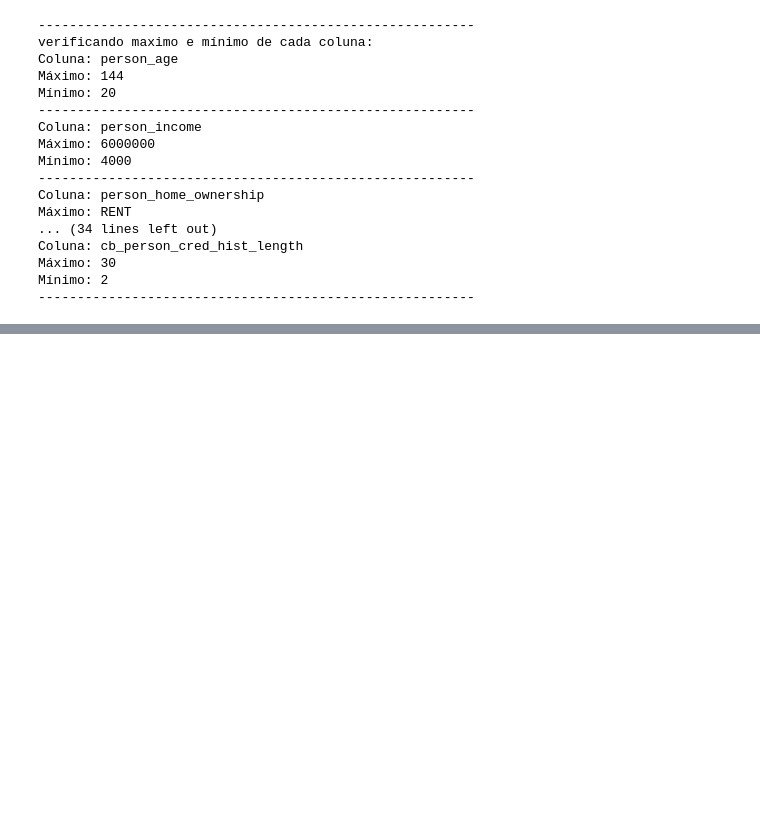
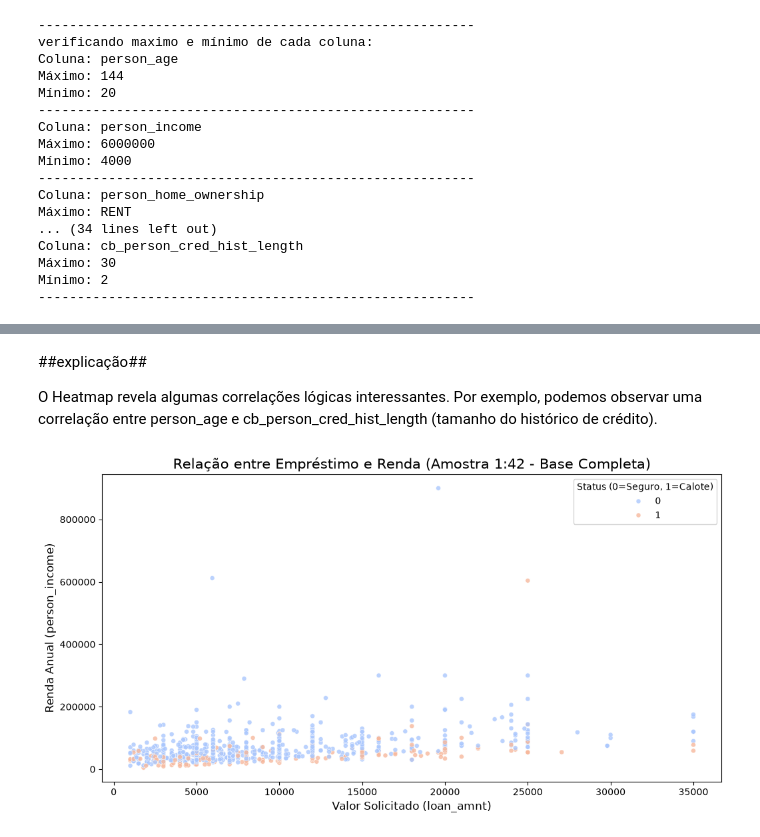
Before and after one commit to programado10/final_project_sc-tec, a Jupyter notebook: code_final_project.ipynb, the cells around one changed output, grey strips where cells are left out. Saved outputs shown, nothing was run; the diff lists cells and outputs as text; code cells hidden in the pictures; blank space fills up the shorter version.

```diff
--- a/code_final_project.ipynb
+++ b/code_final_project.ipynb
@@ -93,0 +166,33 @@ Mínimo: 2
+# %% [markdown]
+##explicação##
+
+O Heatmap revela algumas correlações lógicas interessantes. Por exemplo, podemos observar uma correlação entre person_age e cb_person_cred_hist_length (tamanho do histórico de crédito).
+# %%
+# 1. AMOSTRAGEM DIRETA: Pega 1 linha a cada 42 linhas de TODO o dataset
+# Isso reduz a poluição visual, mas mantém a amplitude total dos dados
+df_amostra = df.iloc[::42, :]
+
+# 2. Define o tamanho do gráfico
+plt.figure(figsize=(12, 6))
+
+# 3. Cria o scatter plot usando a nossa AMOSTRA
+sns.scatterplot(data=df_amostra,
+                x='loan_amnt',       # Empréstimo na horizontal
+                y='person_income',   # Renda na vertical (mostrará os milionários)
+                hue='loan_status',
+                palette='coolwarm',
+                alpha=0.8,
+                s=25)
+
+# 4. Adiciona título e rótulos
+plt.title('Relação entre Empréstimo e Renda (Amostra 1:42 - Base Completa)', fontsize=15)
+plt.xlabel('Valor Solicitado (loan_amnt)', fontsize=12)
+plt.ylabel('Renda Anual (person_income)', fontsize=12)
+
+# 5. Ajusta a legenda
+plt.legend(title='Status (0=Seguro, 1=Calote)', loc='upper right')
+
+# Exibe o gráfico
+plt.show()
+# %% [output]
+[figure, added]
```
Also changed, not shown: parts of 20 cells of this notebook.
